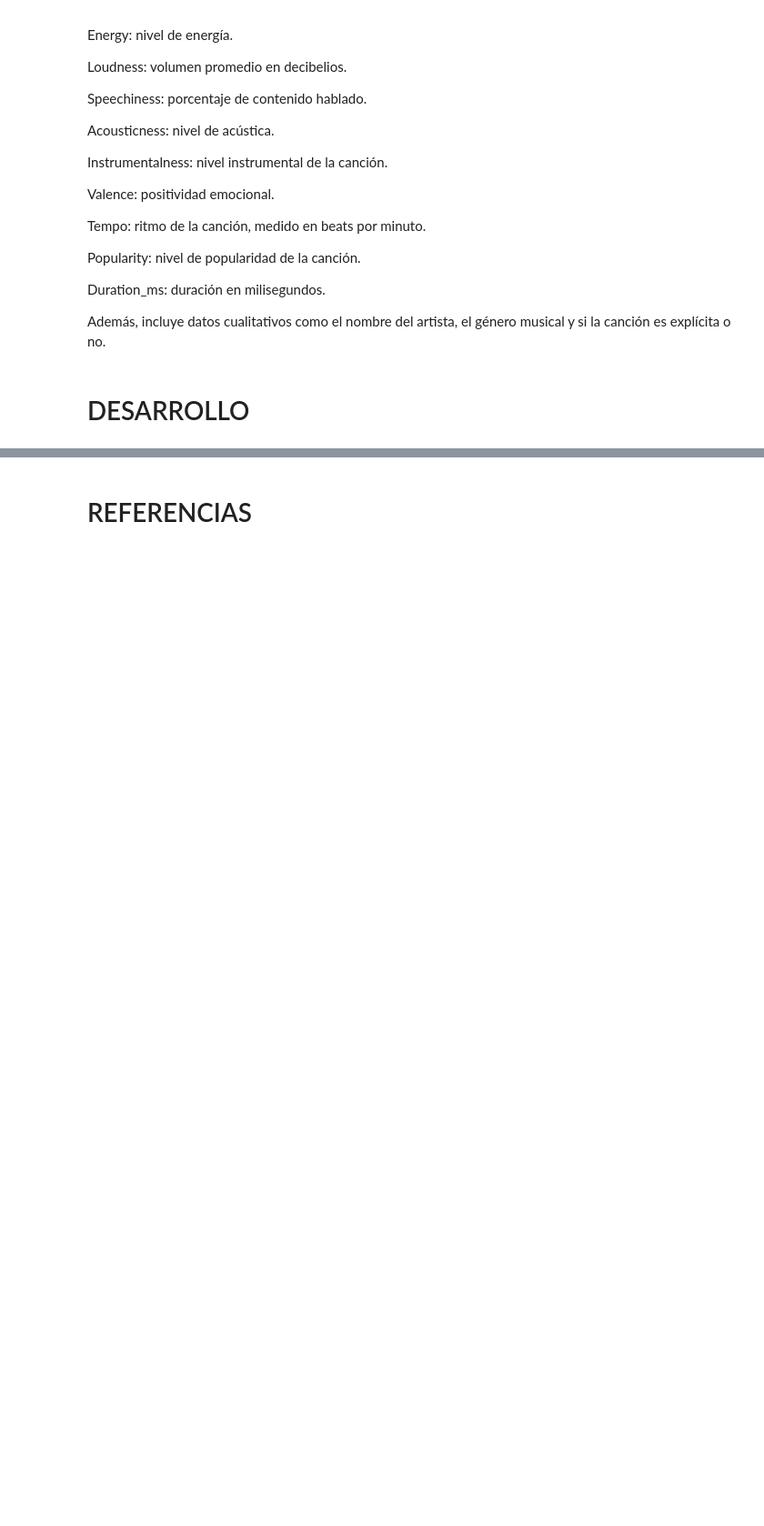
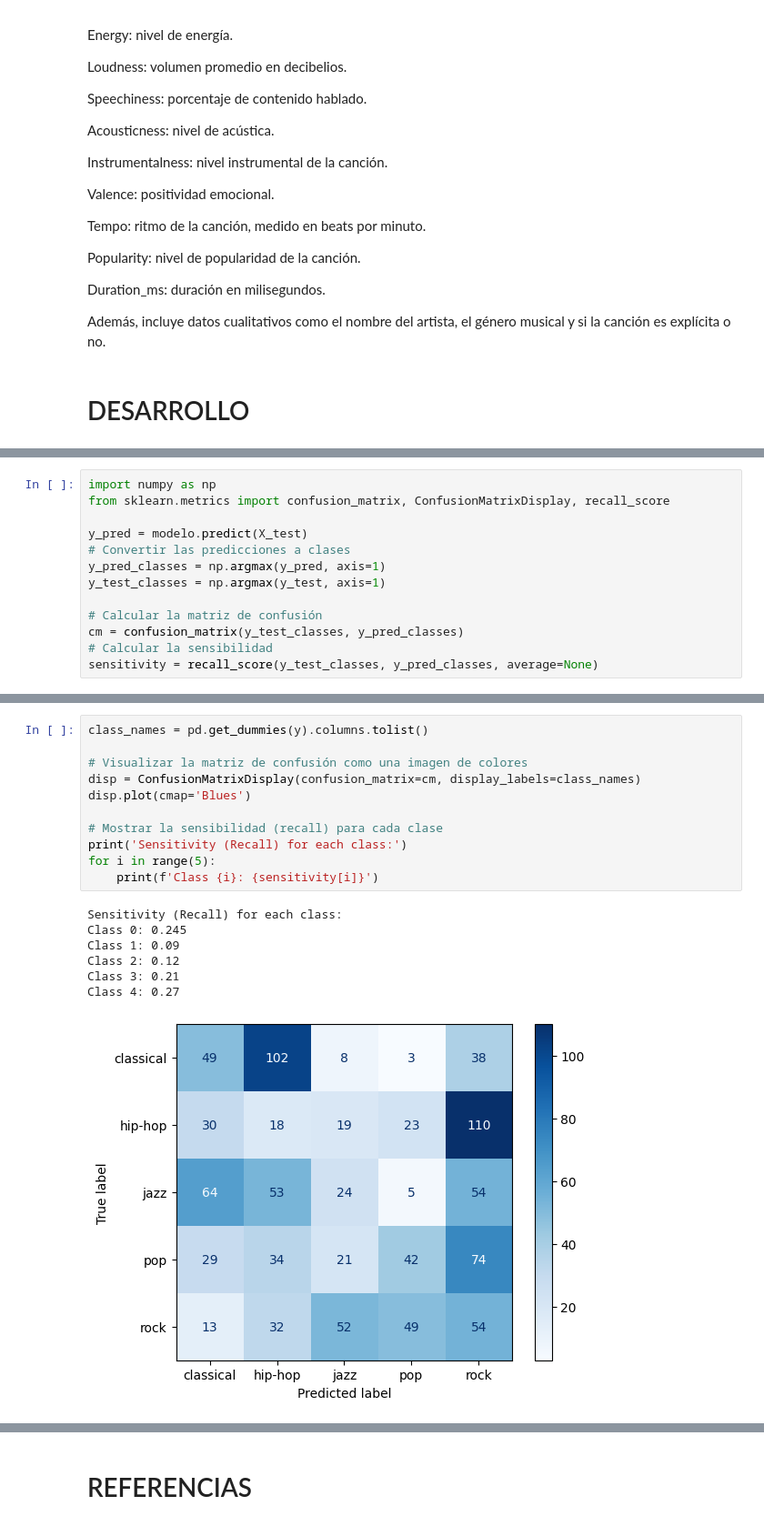
Before and after one commit to Giomora-IA/IA--NOTA-AND-EJERCICIOS, a Jupyter notebook: 2_Playlist_spotyfy_Predección.ipynb, the cells around one changed output, grey strips where cells are left out. Shown at 91% size. Drawn from its saved outputs; the diff is of its cells as text; blank space fills up the shorter version.

```diff
--- a/2_Playlist_spotyfy_Predección.ipynb
+++ b/2_Playlist_spotyfy_Predección.ipynb
@@ -159,0 +489,13 @@ MAE en el conjunto test: 17.049224853515625
+# %%
+import numpy as np
+from sklearn.metrics import confusion_matrix, ConfusionMatrixDisplay, recall_score
+
+y_pred = modelo.predict(X_test)
+# Convertir las predicciones a clases
+y_pred_classes = np.argmax(y_pred, axis=1)
+y_test_classes = np.argmax(y_test, axis=1)
+
+# Calcular la matriz de confusión
+cm = confusion_matrix(y_test_classes, y_pred_classes)
+# Calcular la sensibilidad
+sensitivity = recall_score(y_test_classes, y_pred_classes, average=None)
@@ -159,0 +504,19 @@ MAE en el conjunto test: 17.049224853515625
+# %%
+class_names = pd.get_dummies(y).columns.tolist()
+
+# Visualizar la matriz de confusión como una imagen de colores
+disp = ConfusionMatrixDisplay(confusion_matrix=cm, display_labels=class_names)
+disp.plot(cmap='Blues')
+
+# Mostrar la sensibilidad (recall) para cada clase
+print('Sensitivity (Recall) for each class:')
+for i in range(5):
+    print(f'Class {i}: {sensitivity[i]}')
+# %% [output]
+Sensitivity (Recall) for each class:
+Class 0: 0.245
+Class 1: 0.09
+Class 2: 0.12
+Class 3: 0.21
+Class 4: 0.27
+[figure, added]
```
Also changed, not shown: parts of 73 cells of this notebook.
